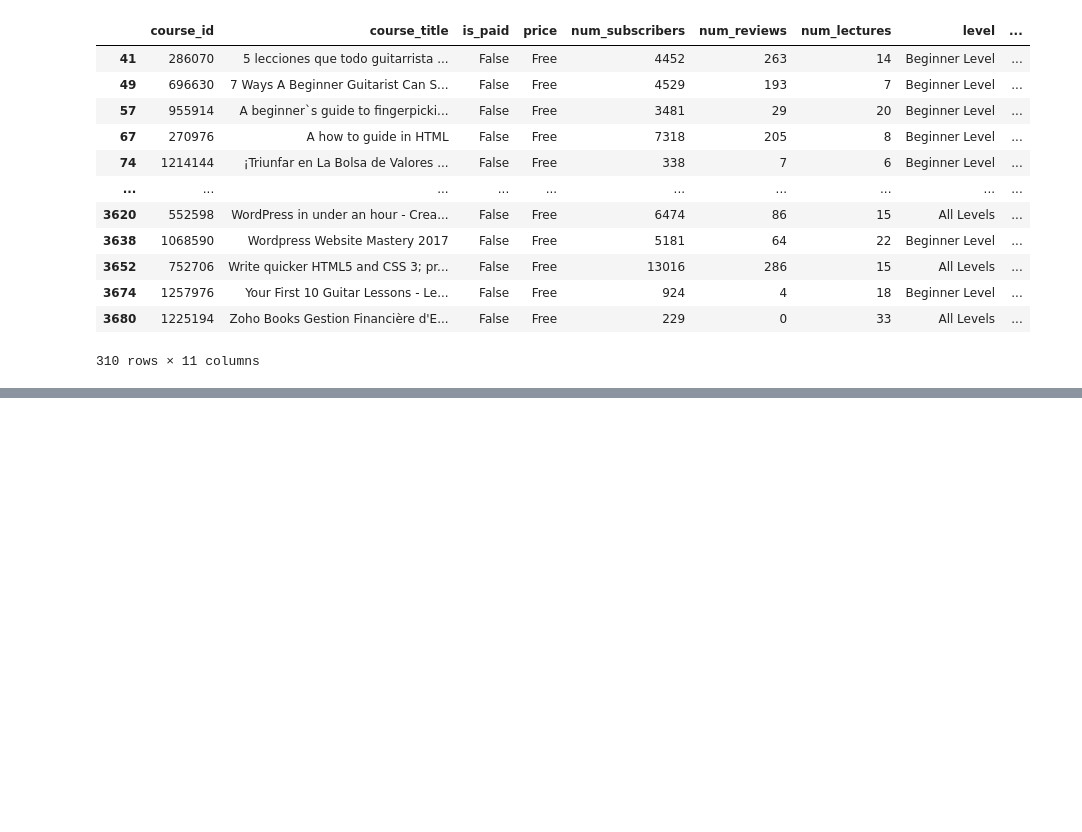
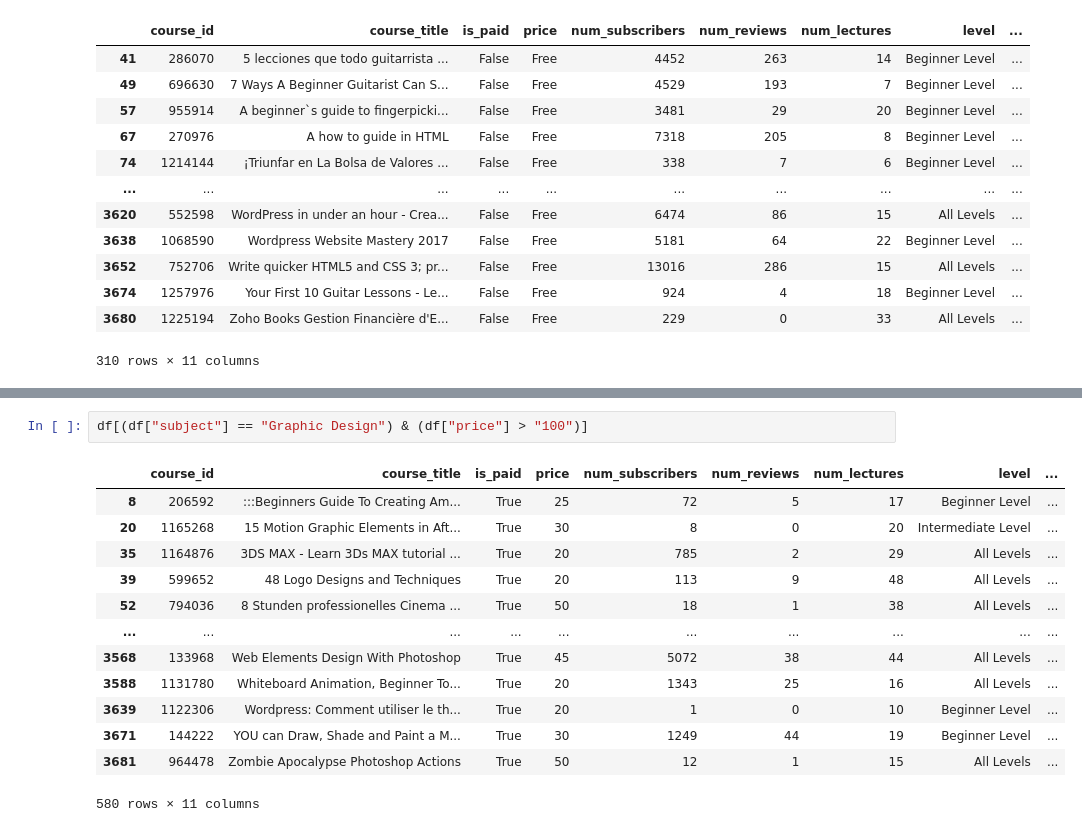
Before and after one commit to Tanay-Dwivedi/Udemy-Courses-Data-Analysis, a Jupyter notebook: udemy_courses_data_analysis.ipynb, the cells around one changed output, grey strips where cells are left out. Drawn from its saved outputs; the diff is of its cells as text; blank space fills up the shorter version.

```diff
--- a/udemy_courses_data_analysis.ipynb
+++ b/udemy_courses_data_analysis.ipynb
@@ -123,0 +156,16 @@ df[(df["is_paid"]== False) & (df["price"] == "Free")]
+# %%
+df[(df["subject"] == "Graphic Design") & (df["price"] > "100")]
+# %% [output]
+|  | course_id | course_title | is_paid | price | num_subscribers | num_reviews | num_lectures | level | ... |
+| 8 | 206592 | :::Beginners Guide To Creating Am... | True | 25 | 72 | 5 | 17 | Beginner Level | ... |
+| 20 | 1165268 | 15 Motion Graphic Elements in Aft... | True | 30 | 8 | 0 | 20 | Intermediate Level | ... |
+| 35 | 1164876 | 3DS MAX - Learn 3Ds MAX tutorial ... | True | 20 | 785 | 2 | 29 | All Levels | ... |
+| 39 | 599652 | 48 Logo Designs and Techniques | True | 20 | 113 | 9 | 48 | All Levels | ... |
+| 52 | 794036 | 8 Stunden professionelles Cinema ... | True | 50 | 18 | 1 | 38 | All Levels | ... |
+| ... | ... | ... | ... | ... | ... | ... | ... | ... | ... |
+| 3568 | 133968 | Web Elements Design With Photoshop | True | 45 | 5072 | 38 | 44 | All Levels | ... |
+| 3588 | 1131780 | Whiteboard Animation, Beginner To... | True | 20 | 1343 | 25 | 16 | All Levels | ... |
+| 3639 | 1122306 | Wordpress: Comment utiliser le th... | True | 20 | 1 | 0 | 10 | Beginner Level | ... |
+| 3671 | 144222 | YOU can Draw, Shade and Paint a M... | True | 30 | 1249 | 44 | 19 | Beginner Level | ... |
+| 3681 | 964478 | Zombie Apocalypse Photoshop Actions | True | 50 | 12 | 1 | 15 | All Levels | ... |
+580 rows × 11 columns
```
Also changed, not shown: parts of 15 cells of this notebook.
